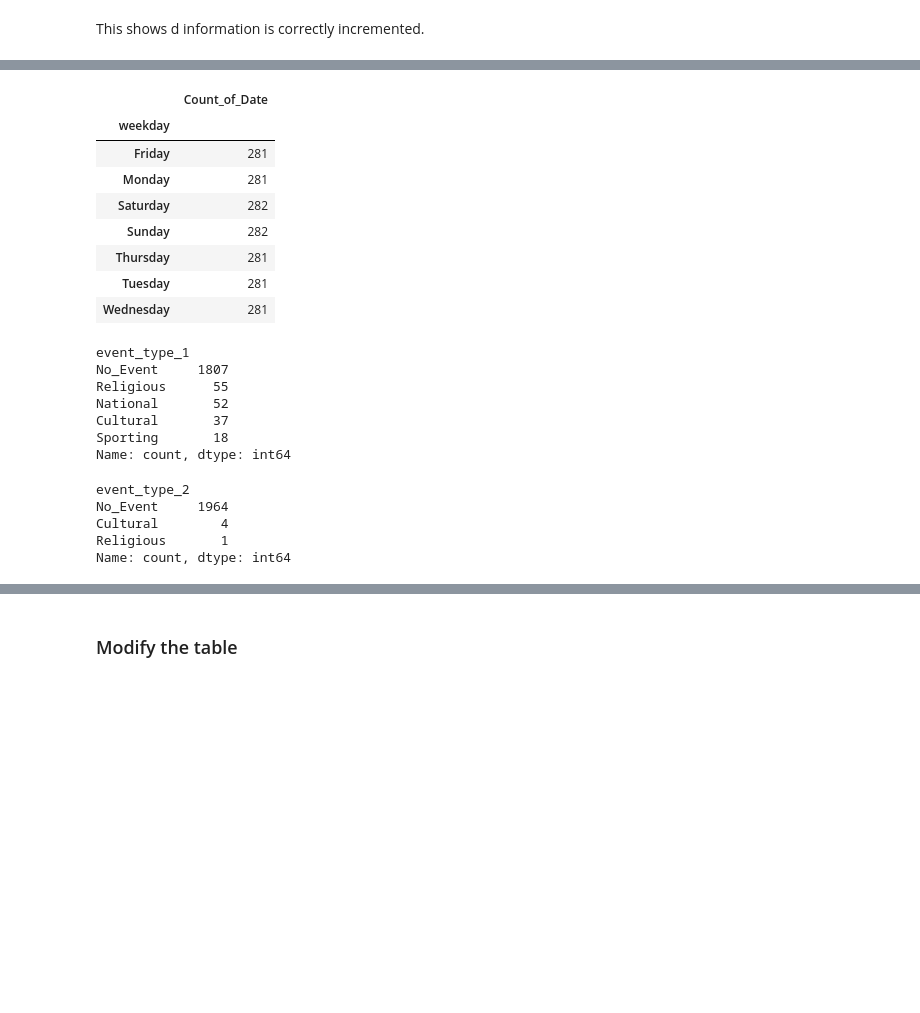
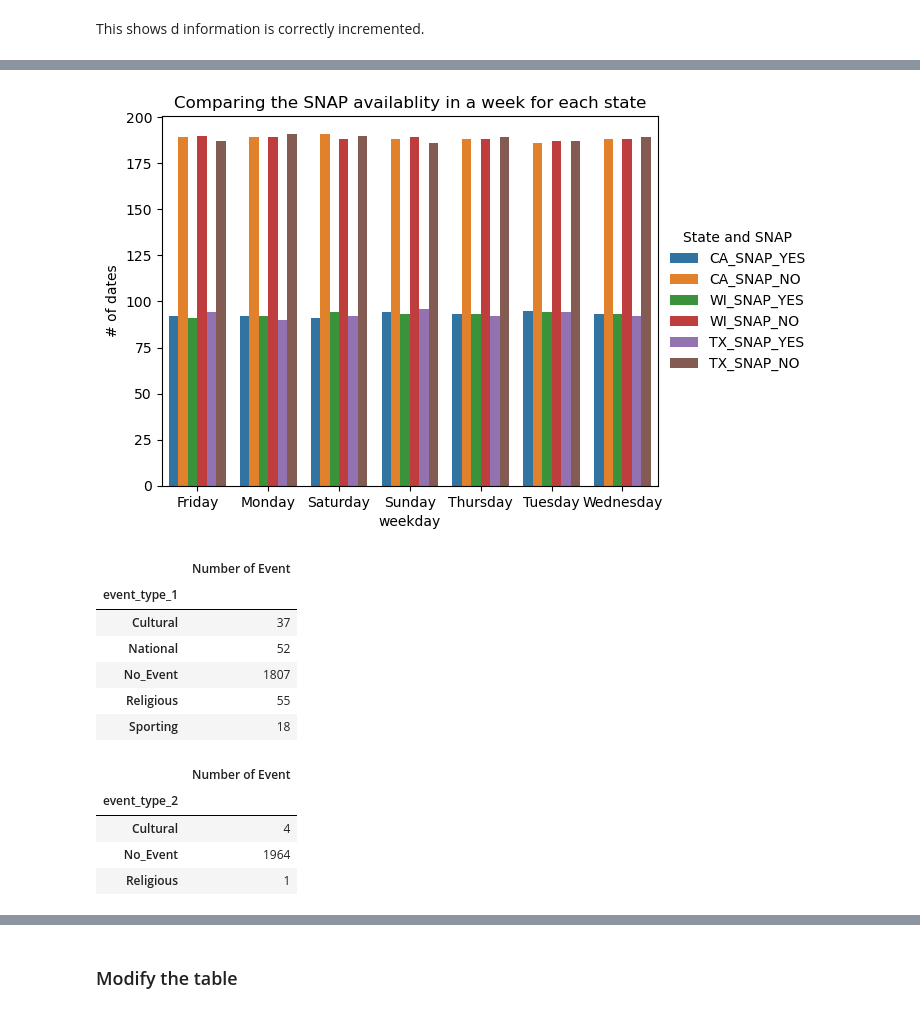
Before and after one commit to yoheita/Springboard, a Jupyter notebook: Capstone Project 2/Draft/Capstone_Project_Data_Wrangle_final.ipynb, the cells around one changed output, grey strips where cells are left out. Cells and saved outputs as stored; diff of their text form; code cells hidden in the pictures; blank space fills up the shorter version.

```diff
--- a/Capstone Project 2/Draft/Capstone_Project_Data_Wrangle_final.ipynb
+++ b/Capstone Project 2/Draft/Capstone_Project_Data_Wrangle_final.ipynb
@@ -220,0 +248,6 @@ sns.lineplot(data = df_calender, x = 'date', y = 'wm_yr_wk')
+# %%
+##### import seaborn as sns
+from matplotlib import pyplot as plt
+df_calender['date'] = pd.to_datetime(df_calender['date'], format = '%Y-%m-%d')
+
+df_calender.info()
@@ -299,32 +390,47 @@ This shows d information is correctly incremented.
 # %%
-df_week_check = df_calender.groupby('weekday')['weekday'].count().to_frame('Count_of_Date')
-df_week_check
+df_week_check_CA = df_calender.groupby(['weekday','snap_CA'])['weekday'].count().to_frame('Count_of_Date').reset_index()
+df_week_check_WI = df_calender.groupby(['weekday','snap_WI'])['weekday'].count().to_frame('Count_of_Date').reset_index()
+df_week_check_TX = df_calender.groupby(['weekday','snap_TX'])['weekday'].count().to_frame('Count_of_Date').reset_index()
+df_week_check_All = df_calender.groupby(['weekday'])['weekday'].count().to_frame('Count_of_Date').reset_index()
-# %% [output]
-|  | Count_of_Date |
-| weekday |  |
-| Friday | 281 |
-| Monday | 281 |
-| Saturday | 282 |
-| Sunday | 282 |
-| Thursday | 281 |
-| Tuesday | 281 |
-| Wednesday | 281 |
+# %%
+df_week_check_All['CA_SNAP_YES'] =  df_week_check_CA['Count_of_Date'].loc[df_week_check_CA['snap_CA'] == 1].reset_index().drop('index', axis = 1)
+df_week_check_All['CA_SNAP_NO'] =  df_week_check_CA['Count_of_Date'].loc[df_week_check_CA['snap_CA'] == 0].reset_index().drop('index', axis = 1)
+df_week_check_All['WI_SNAP_YES'] =  df_week_check_WI['Count_of_Date'].loc[df_week_check_WI['snap_WI'] == 1].reset_index().drop('index', axis = 1)
+df_week_check_All['WI_SNAP_NO'] =  df_week_check_WI['Count_of_Date'].loc[df_week_check_WI['snap_WI'] == 0].reset_index().drop('index', axis = 1)
+df_week_check_All['TX_SNAP_YES'] =  df_week_check_TX['Count_of_Date'].loc[df_week_check_TX['snap_TX'] == 1].reset_index().drop('index', axis = 1)
+df_week_check_All['TX_SNAP_NO'] =  df_week_check_TX['Count_of_Date'].loc[df_week_check_TX['snap_TX'] == 0].reset_index().drop('index', axis = 1)
+df_week_check_All = df_week_check_All.drop('Count_of_Date', axis = 1)
+# %%
+df_week_check_All_test = pd.melt(df_week_check_All, id_vars= 'weekday', var_name="State and SNAP")
+# %%
+from matplotlib import pyplot as plt
+ax = sns.barplot(data = df_week_check_All_test, x ='weekday', y = 'value', hue ="State and SNAP" )
+sns.move_legend(ax, bbox_to_anchor=(1, 0.5), loc='center left', frameon=False)
+plt.title("Comparing the SNAP availablity in a week for each state")
+plt.ylabel("# of dates")
+plt.show()
+# %% [output]
+[figure, added]
 # %%
 df_calender['event_type_1'].value_counts()
+
+df_calender_event1_type_count = df_calender.groupby('event_type_1')['date'].count().to_frame('Number of Event')
+df_calender_event1_type_count
 # %% [output]
-event_type_1
-No_Event     1807
-Religious      55
-National       52
-Cultural       37
-Sporting       18
-Name: count, dtype: int64
+|  | Number of Event |
+| event_type_1 |  |
+| Cultural | 37 |
+| National | 52 |
+| No_Event | 1807 |
+| Religious | 55 |
+| Sporting | 18 |
 # %%
-df_calender['event_type_2'].value_counts()
+df_calender_event2_type_count = df_calender.groupby('event_type_2')['date'].count().to_frame('Number of Event')
+df_calender_event2_type_count
 # %% [output]
-event_type_2
-No_Event     1964
-Cultural        4
-Religious       1
-Name: count, dtype: int64
+|  | Number of Event |
+| event_type_2 |  |
+| Cultural | 4 |
+| No_Event | 1964 |
+| Religious | 1 |
 # %%
```
Also changed, not shown: parts of 95 cells of this notebook, 3 other files.
